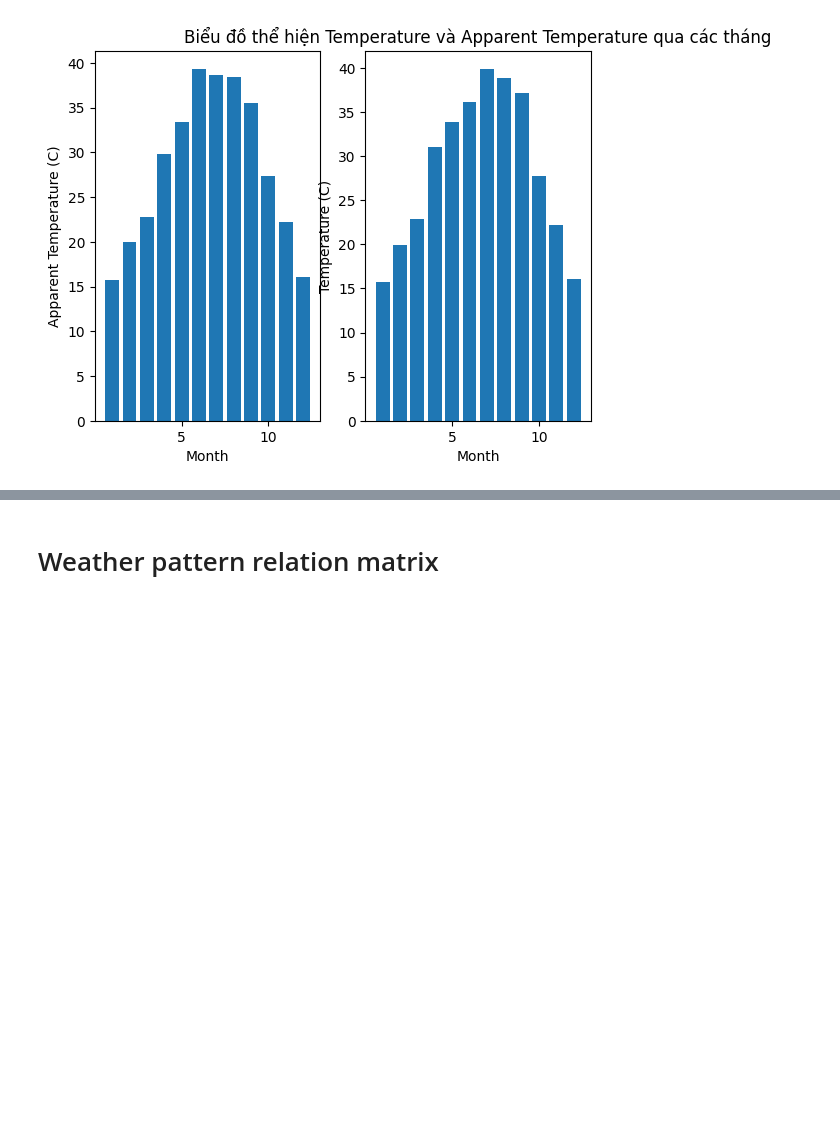
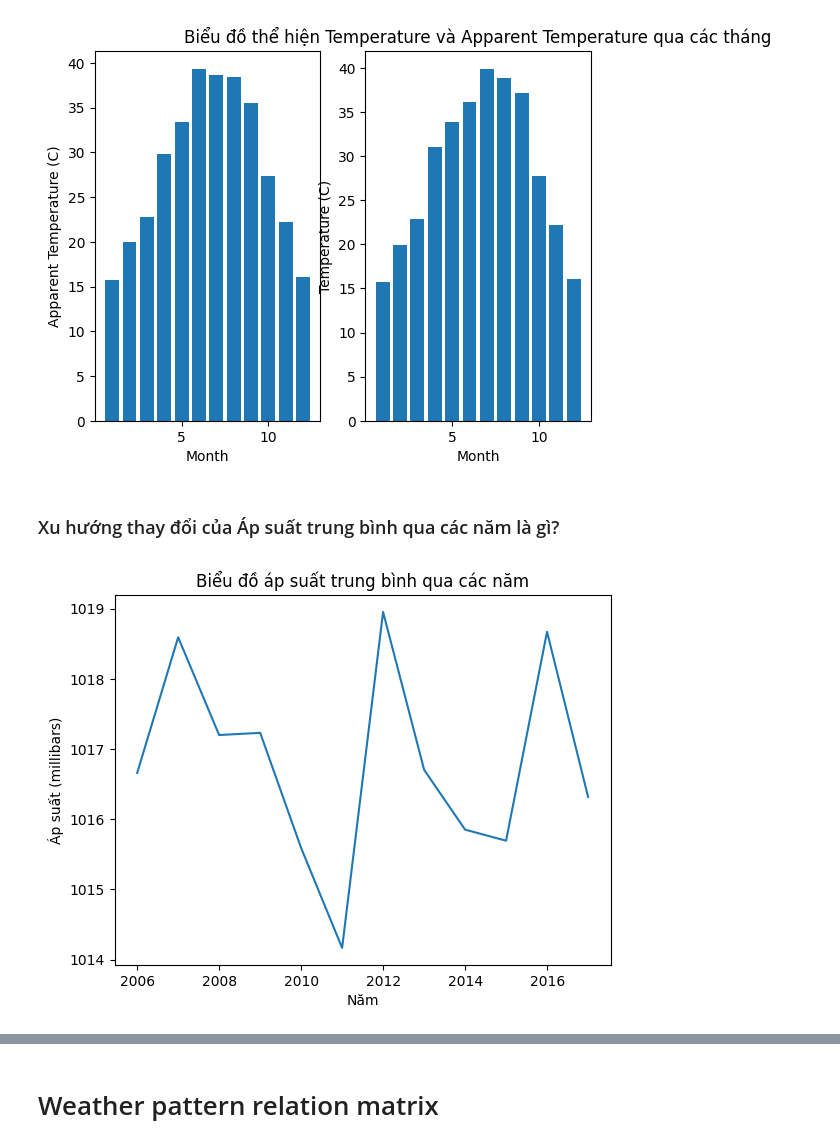
Before and after one commit to CMC-NCKH-2026/Weather_forcasting, a Jupyter notebook: notebooks/Data_Visualization.ipynb, the cells around one changed output, grey strips where cells are left out. Cells and saved outputs as stored; diff of their text form; code cells hidden in the pictures; blank space fills up the shorter version.

Commit message:
cập nhật file visualization.ipynb

```diff
--- a/notebooks/Data_Visualization.ipynb
+++ b/notebooks/Data_Visualization.ipynb
@@ -127,3 +127,14 @@ plt.title('Biểu đồ thể hiện Temperature và Apparent Temperature qua c
 # %% [output]
 Text(0.5, 1.0, 'Biểu đồ thể hiện Temperature và Apparent Temperature qua các tháng')
 [figure]
+# %% [markdown]
+### Xu hướng thay đổi của Áp suất trung bình qua các năm là gì?
+# %%
+Yearly_pressure = df[['Pressure (millibars)']].resample('Y').mean()
+plt.plot(Yearly_pressure.index, Yearly_pressure['Pressure (millibars)'])
+plt.title('Biểu đồ áp suất trung bình qua các năm')
+plt.xlabel('Năm')
+plt.ylabel('Áp suất (millibars)')
+plt.show()
+# %% [output]
+[figure, added]
```
Also changed, not shown: parts of 16 cells of this notebook, 1 other file.
